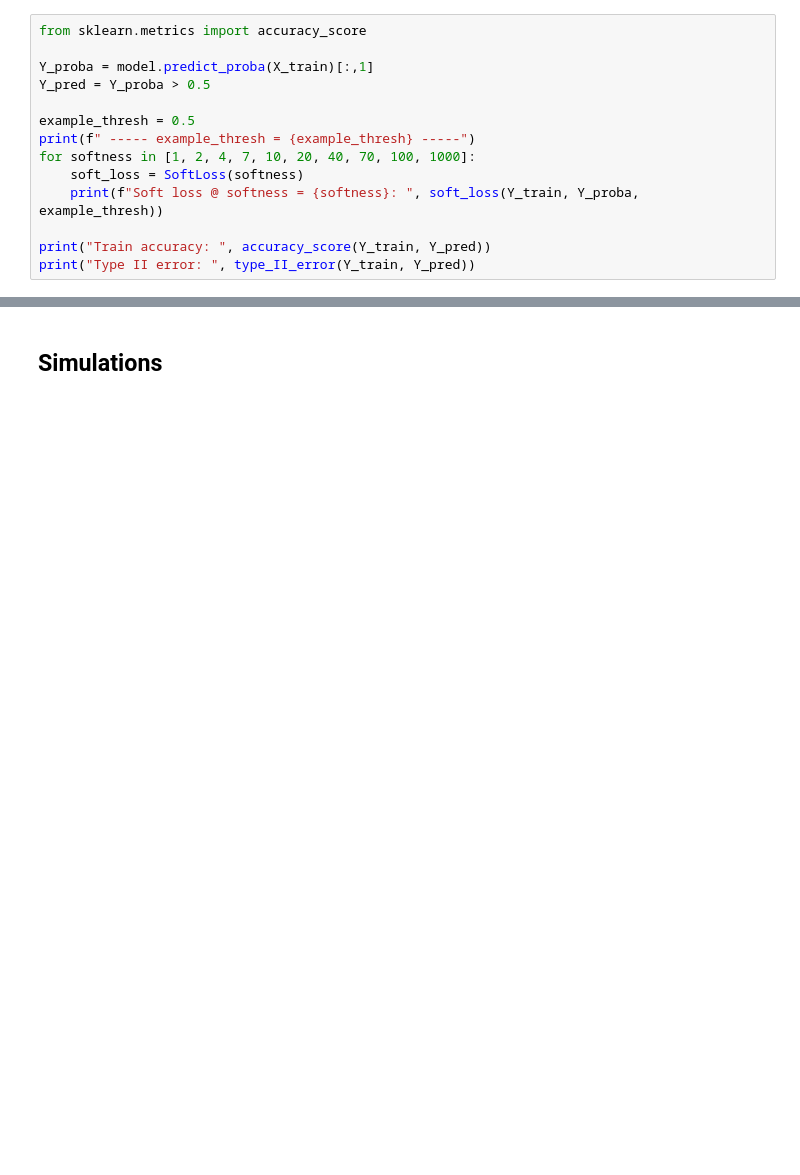
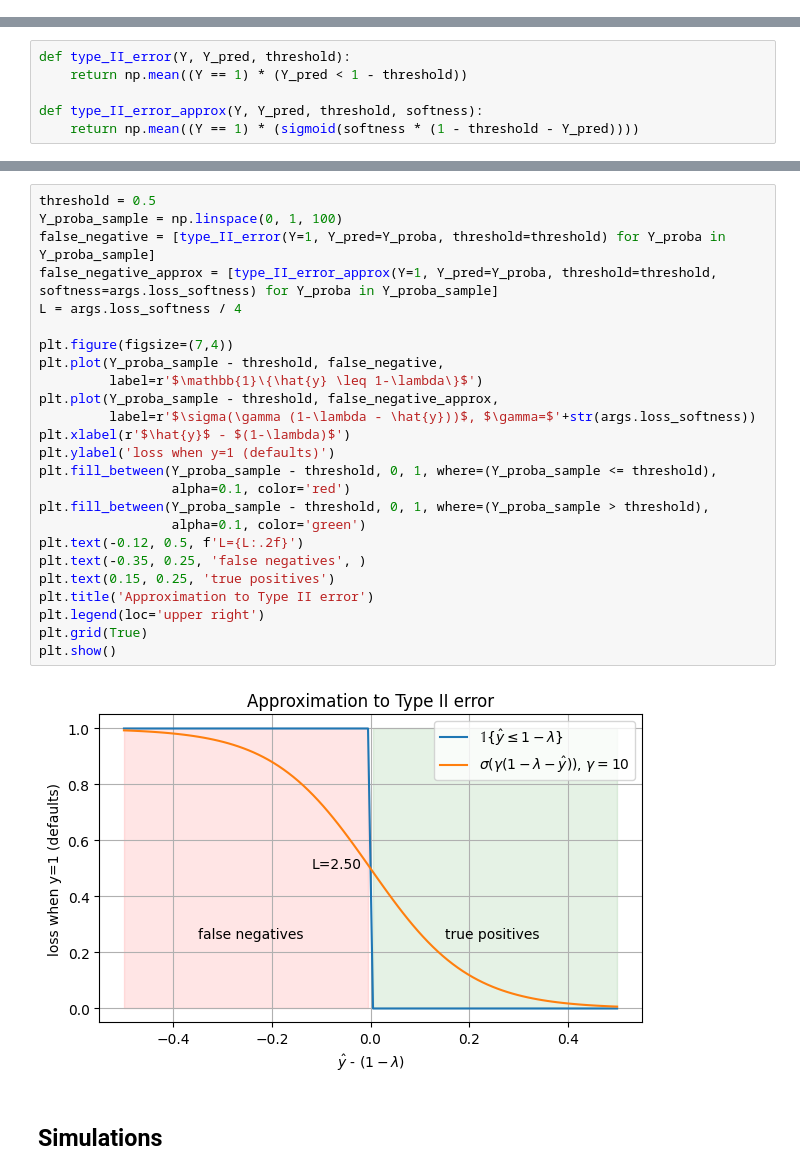
Before and after one commit to livctr/rcpp, a Jupyter notebook: credit-scoring/rcpp-new.ipynb, the cells around one changed output, grey strips where cells are left out. Drawn from its saved outputs; the diff is of its cells as text; blank space fills up the shorter version.

```diff
--- a/credit-scoring/rcpp-new.ipynb
+++ b/credit-scoring/rcpp-new.ipynb
@@ -140,14 +109,0 @@ from rcpp_utils import *
-# %%
-from sklearn.metrics import accuracy_score
-
-Y_proba = model.predict_proba(X_train)[:,1]
-Y_pred = Y_proba > 0.5
-
-example_thresh = 0.5
-print(f" ----- example_thresh = {example_thresh} -----")
-for softness in [1, 2, 4, 7, 10, 20, 40, 70, 100, 1000]:
-    soft_loss = SoftLoss(softness)
-    print(f"Soft loss @ softness = {softness}: ", soft_loss(Y_train, Y_proba, example_thresh))
-
-print("Train accuracy: ", accuracy_score(Y_train, Y_pred))
-print("Type II error: ", type_II_error(Y_train, Y_pred))
@@ -185,0 +112,6 @@ plt.show()
+# %%
+def type_II_error(Y, Y_pred, threshold):
+    return np.mean((Y == 1) * (Y_pred < 1 - threshold))
+
+def type_II_error_approx(Y, Y_pred, threshold, softness):
+    return np.mean((Y == 1) * (sigmoid(softness * (1 - threshold - Y_pred))))
@@ -186,2 +136,29 @@ plt.show()
+# %%
+threshold = 0.5
+Y_proba_sample = np.linspace(0, 1, 100)
+false_negative = [type_II_error(Y=1, Y_pred=Y_proba, threshold=threshold) for Y_proba in Y_proba_sample]
+false_negative_approx = [type_II_error_approx(Y=1, Y_pred=Y_proba, threshold=threshold, softness=args.loss_softness) for Y_proba in Y_proba_sample]
+L = args.loss_softness / 4
+
+plt.figure(figsize=(7,4))
+plt.plot(Y_proba_sample - threshold, false_negative,
+         label=r'$\mathbb{1}\{\hat{y} \leq 1-\lambda\}$')
+plt.plot(Y_proba_sample - threshold, false_negative_approx,
+         label=r'$\sigma(\gamma (1-\lambda - \hat{y}))$, $\gamma=$'+str(args.loss_softness))
+plt.xlabel(r'$\hat{y}$ - $(1-\lambda)$')
+plt.ylabel('loss when y=1 (defaults)')
+plt.fill_between(Y_proba_sample - threshold, 0, 1, where=(Y_proba_sample <= threshold),
+                 alpha=0.1, color='red')
+plt.fill_between(Y_proba_sample - threshold, 0, 1, where=(Y_proba_sample > threshold),
+                 alpha=0.1, color='green')
+plt.text(-0.12, 0.5, f'L={L:.2f}')
+plt.text(-0.35, 0.25, 'false negatives', )
+plt.text(0.15, 0.25, 'true positives')
+plt.title('Approximation to Type II error')
+plt.legend(loc='upper right')
+plt.grid(True)
+plt.show()
+# %% [output]
+[figure, added]
 # %% [markdown]
 ## Simulations
```
Also changed, not shown: parts of 31 cells of this notebook, 4 other files.
